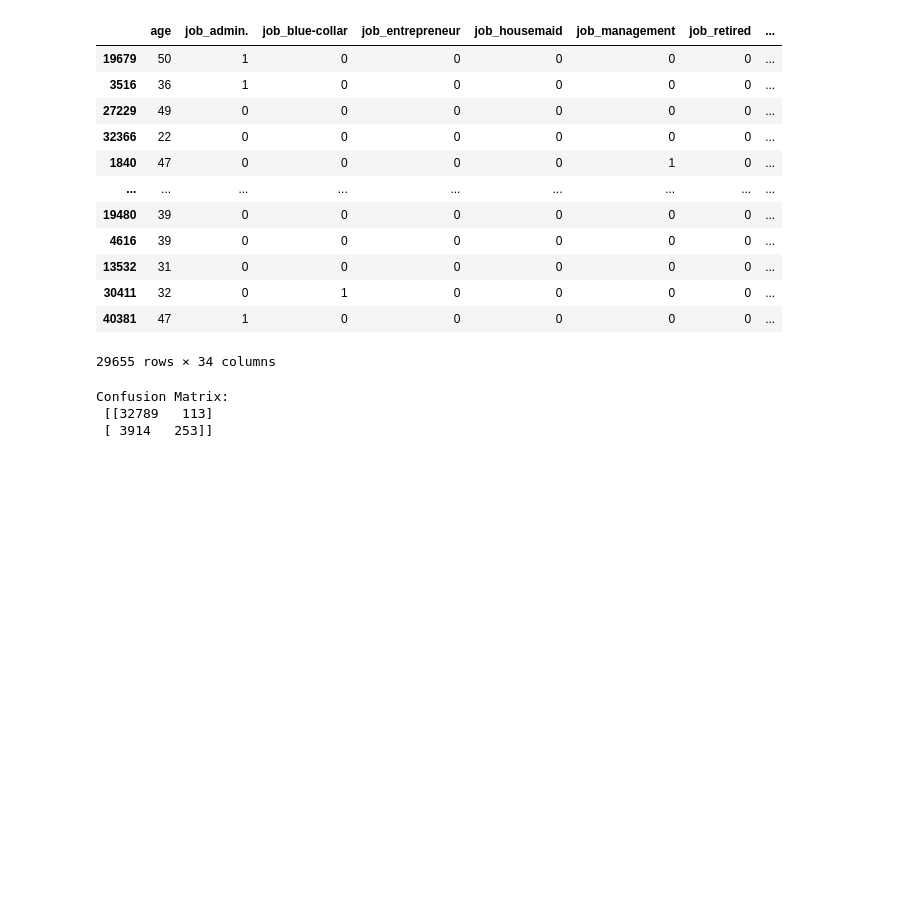
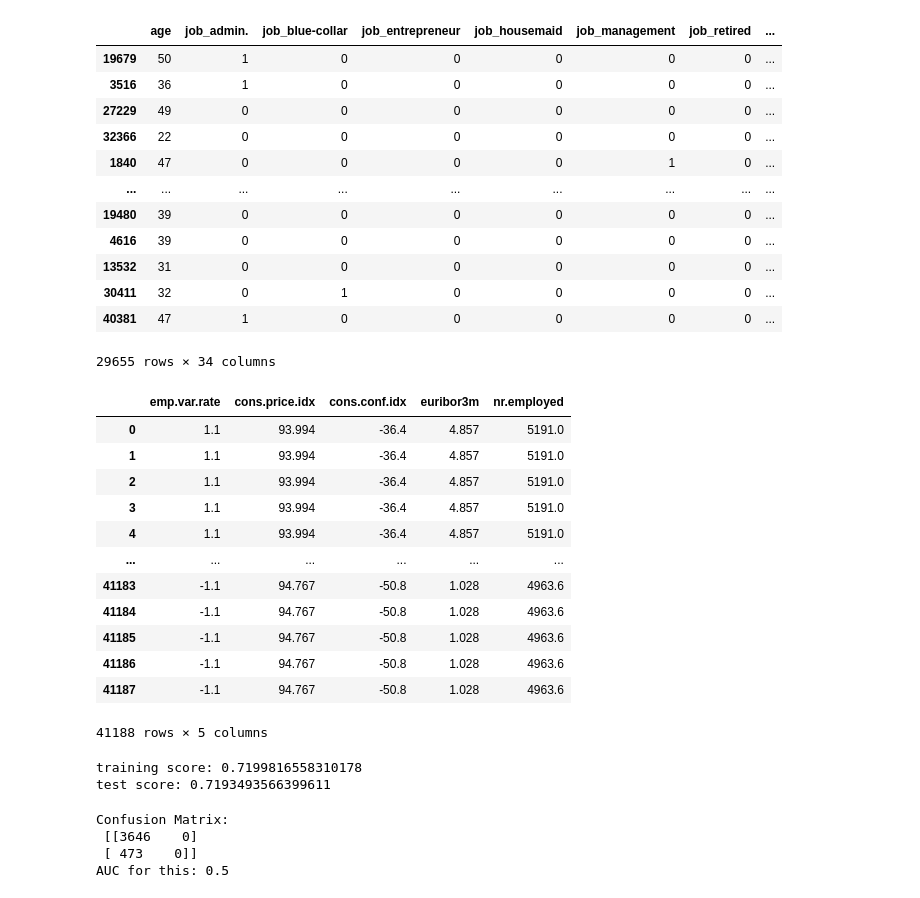
Before and after one commit to Hgxegz1/ML-Project-3, a Jupyter notebook: classifier.ipynb, the cells around one changed output. Drawn from its saved outputs; the diff is of its cells as text; code cells hidden in the pictures; blank space fills up the shorter version.

```diff
--- a/classifier.ipynb
+++ b/classifier.ipynb
@@ -317,15 +367,3 @@ random
 | 30411 | 32 | 0 | 1 | 0 | 0 | 0 | 0 | ... |
 | 40381 | 47 | 1 | 0 | 0 | 0 | 0 | 0 | ... |
 29655 rows × 34 columns
-# %%
-############
-# KNN
-tarAgeKNN = np.zeros_like(y_train)
-y_predTrainKNN = knn.predict(X_train)
-
-confusionMatrix = confusion_matrix(y_train, y_predTrainKNN) ## What to do of Tar??? what to send in the second param
-print("Confusion Matrix: \n",confusionMatrix)
-# %% [output]
-Confusion Matrix:
- [[32789   113]
- [ 3914   253]]
@@ -334,0 +370,21 @@ aucTrainKNN
+# %%
+'''STEP 14 --> Using Economical and social attributes with Gaussian Naive Bayes '''
+socioEconomicDf =  df.copy()
+socioEconomic = socioEconomicDf.filter(['emp.var.rate', 'cons.price.idx','cons.conf.idx','euribor3m','nr.employed','y'])
+y_socioEconomic = socioEconomic.iloc[0:, 5] #this is the output variable dataframe
+X_socioEconomic = socioEconomic.iloc[0:, 0:5]
+X_socioEconomic
+# %% [output]
+|  | emp.var.rate | cons.price.idx | cons.conf.idx | euribor3m | nr.employed |
+| 0 | 1.1 | 93.994 | -36.4 | 4.857 | 5191.0 |
+| 1 | 1.1 | 93.994 | -36.4 | 4.857 | 5191.0 |
+| 2 | 1.1 | 93.994 | -36.4 | 4.857 | 5191.0 |
+| 3 | 1.1 | 93.994 | -36.4 | 4.857 | 5191.0 |
+| 4 | 1.1 | 93.994 | -36.4 | 4.857 | 5191.0 |
+| ... | ... | ... | ... | ... | ... |
+| 41183 | -1.1 | 94.767 | -50.8 | 1.028 | 4963.6 |
+| 41184 | -1.1 | 94.767 | -50.8 | 1.028 | 4963.6 |
+| 41185 | -1.1 | 94.767 | -50.8 | 1.028 | 4963.6 |
+| 41186 | -1.1 | 94.767 | -50.8 | 1.028 | 4963.6 |
+| 41187 | -1.1 | 94.767 | -50.8 | 1.028 | 4963.6 |
+41188 rows × 5 columns
@@ -334,0 +398,24 @@ aucTrainKNN
+# %%
+#running the Gaussian Naive Bayes on this new data
+from sklearn.naive_bayes import GaussianNB
+gnb = GaussianNB()
+gnb.fit(X_trainSocioEconomic, np.ravel(y_trainSocioEconomic))
+yTrainGB_score = gnb.score(X_trainSocioEconomic,y_trainSocioEconomic,sample_weight=None) ## Throws error only for test
+print("training score:",yTrainGB_score)
+yTestGNB_score = gnb.score(X_testSocioEconomic,y_testSocioEconomic,sample_weight=None) ## Throws error only for test
+print("test score:",yTestGNB_score)
+# %% [output]
+training score: 0.7199816558310178
+test score: 0.7193493566399611
+# %%
+confusionMatrix1 = confusion_matrix(y_testravel, zerosClass)
+# np.ravel(y_testSocioEconomic)
+print("Confusion Matrix: \n",confusionMatrix1)
+zerosClass1 = np.zeros_like(y_test)
+AUCSOCIO=roc_auc_score(y_testravel, zerosClass1)
+print("AUC for this:",AUCSOCIO)
+# %% [output]
+Confusion Matrix:
+ [[3646    0]
+ [ 473    0]]
+AUC for this: 0.5
```
Also changed, not shown: parts of 8 cells of this notebook.
